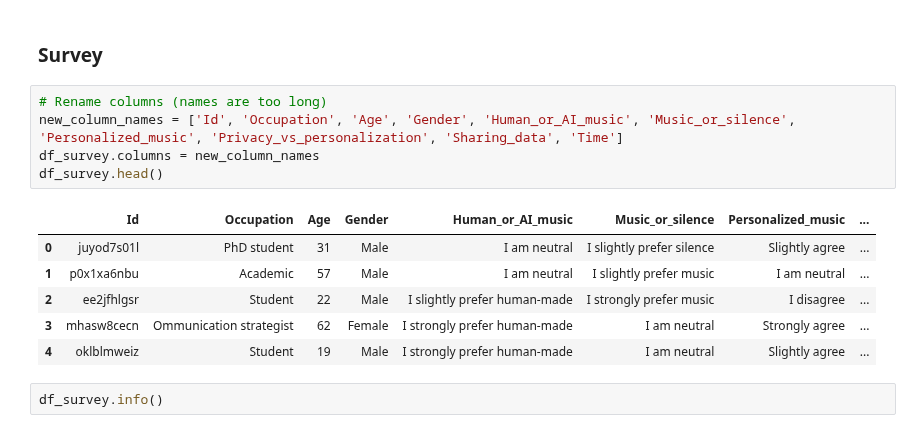
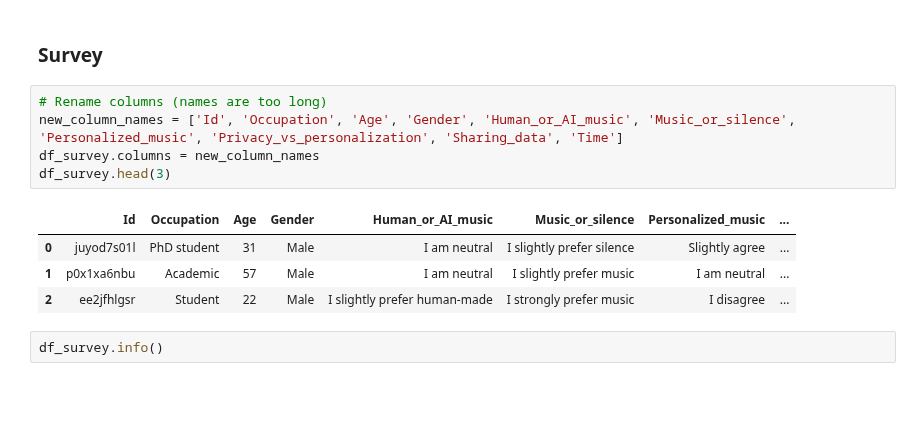
Before and after one commit to emmenru/Music-AI-workshop, a Jupyter notebook: AI-music-workshop.ipynb, the cells around one changed output. Drawn from its saved outputs; the diff is of its cells as text; blank space fills up the shorter version.

```diff
--- a/AI-music-workshop.ipynb
+++ b/AI-music-workshop.ipynb
@@ -184,15 +182,13 @@ plt.show()
 # %%
 # Rename columns (names are too long)
 new_column_names = ['Id', 'Occupation', 'Age', 'Gender', 'Human_or_AI_music', 'Music_or_silence', 'Personalized_music', 'Privacy_vs_personalization', 'Sharing_data', 'Time']
 df_survey.columns = new_column_names
-df_survey.head()
+df_survey.head(3)
 # %% [output]
 |  | Id | Occupation | Age | Gender | Human_or_AI_music | Music_or_silence | Personalized_music | ... |
 | 0 | juyod7s01l | PhD student | 31 | Male | I am neutral | I slightly prefer silence | Slightly agree | ... |
 | 1 | p0x1xa6nbu | Academic | 57 | Male | I am neutral | I slightly prefer music | I am neutral | ... |
 | 2 | ee2jfhlgsr | Student | 22 | Male | I slightly prefer human-made | I strongly prefer music | I disagree | ... |
-| 3 | mhasw8cecn | Ommunication strategist | 62 | Female | I strongly prefer human-made | I am neutral | Strongly agree | ... |
-| 4 | oklblmweiz | Student | 19 | Male | I strongly prefer human-made | I am neutral | Slightly agree | ... |
 # %%
 df_survey.info()
 # %% [output]
```
Also changed, not shown: parts of 14 cells of this notebook, 1 other file.
